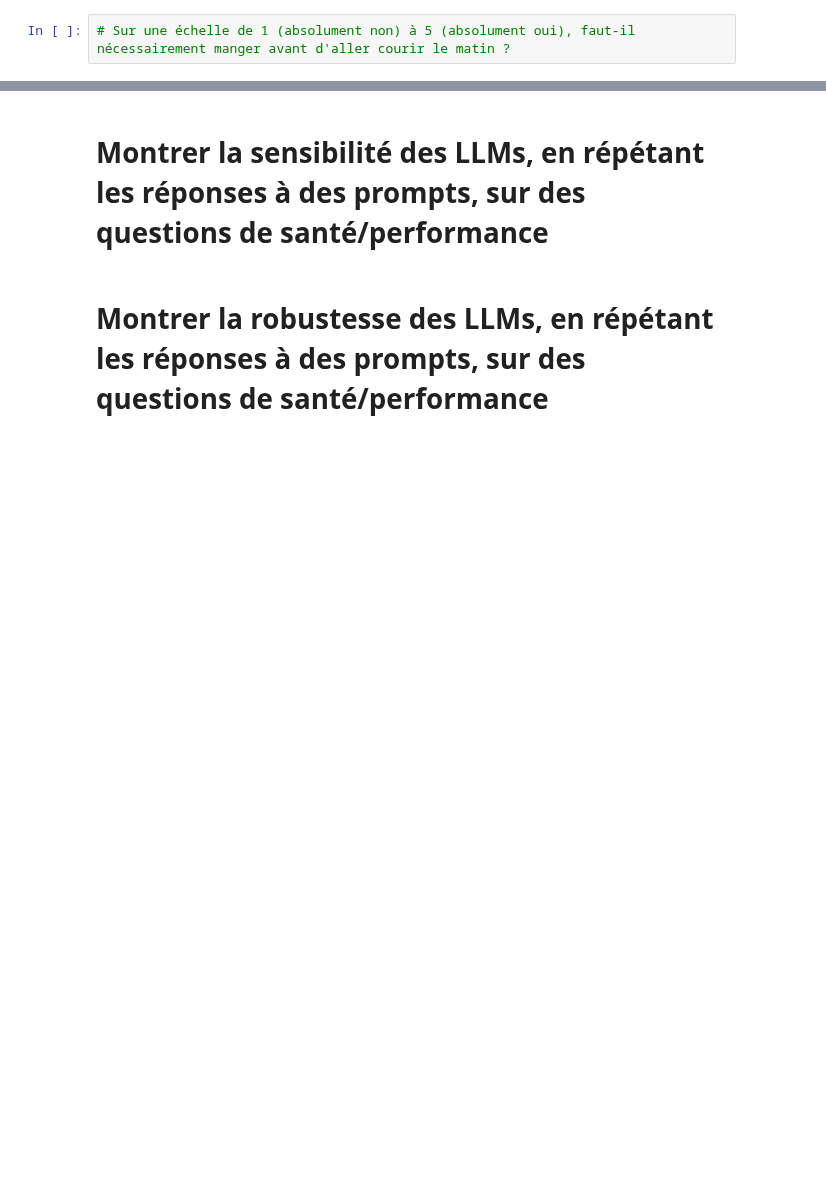
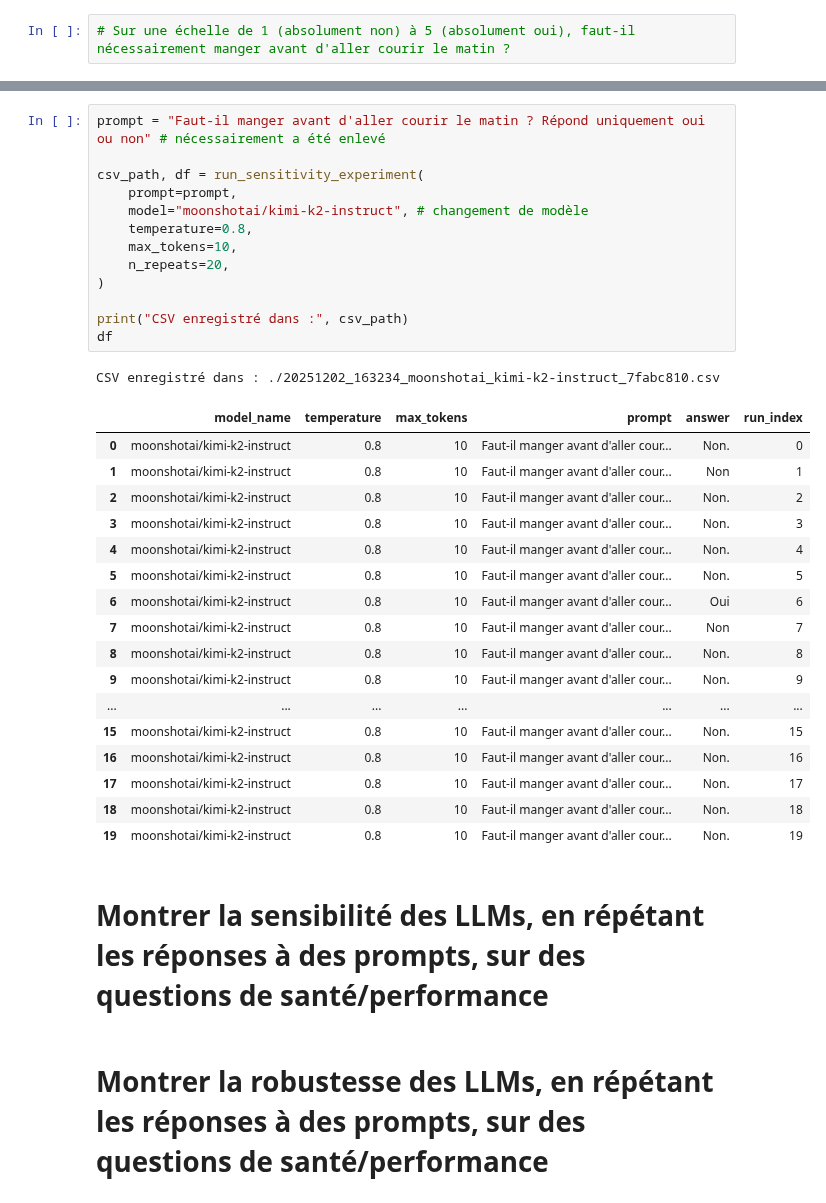
Before and after one commit to acherm/SEAI4Sport, a Jupyter notebook: LLM_repeat.ipynb, the cells around one changed output, grey strips where cells are left out. Saved outputs shown, nothing was run; the diff lists cells and outputs as text; blank space fills up the shorter version.

```diff
--- a/LLM_repeat.ipynb
+++ b/LLM_repeat.ipynb
@@ -211,3 +237,35 @@ CSV enregistré dans : ./20251202_091704_llama-3_1-8b-instant_821213e4.csv
+# %%
+prompt = "Faut-il manger avant d'aller courir le matin ? Répond uniquement oui ou non" # nécessairement a été enlevé
+
+csv_path, df = run_sensitivity_experiment(
+    prompt=prompt,
+    model="moonshotai/kimi-k2-instruct", # changement de modèle
+    temperature=0.8,
+    max_tokens=10,
+    n_repeats=20,
+)
+
+print("CSV enregistré dans :", csv_path)
+df
+# %% [output]
+CSV enregistré dans : ./20251202_163234_moonshotai_kimi-k2-instruct_7fabc810.csv
+|  | model_name | temperature | max_tokens | prompt | answer | run_index |
+| 0 | moonshotai/kimi-k2-instruct | 0.8 | 10 | Faut-il manger avant d'aller cour... | Non. | 0 |
+| 1 | moonshotai/kimi-k2-instruct | 0.8 | 10 | Faut-il manger avant d'aller cour... | Non | 1 |
+| 2 | moonshotai/kimi-k2-instruct | 0.8 | 10 | Faut-il manger avant d'aller cour... | Non. | 2 |
+| 3 | moonshotai/kimi-k2-instruct | 0.8 | 10 | Faut-il manger avant d'aller cour... | Non. | 3 |
+| 4 | moonshotai/kimi-k2-instruct | 0.8 | 10 | Faut-il manger avant d'aller cour... | Non. | 4 |
+| 5 | moonshotai/kimi-k2-instruct | 0.8 | 10 | Faut-il manger avant d'aller cour... | Non. | 5 |
+| 6 | moonshotai/kimi-k2-instruct | 0.8 | 10 | Faut-il manger avant d'aller cour... | Oui | 6 |
+| 7 | moonshotai/kimi-k2-instruct | 0.8 | 10 | Faut-il manger avant d'aller cour... | Non | 7 |
+| 8 | moonshotai/kimi-k2-instruct | 0.8 | 10 | Faut-il manger avant d'aller cour... | Non. | 8 |
+| 9 | moonshotai/kimi-k2-instruct | 0.8 | 10 | Faut-il manger avant d'aller cour... | Non. | 9 |
+| ... | ... | ... | ... | ... | ... | ... |
+| 15 | moonshotai/kimi-k2-instruct | 0.8 | 10 | Faut-il manger avant d'aller cour... | Non. | 15 |
+| 16 | moonshotai/kimi-k2-instruct | 0.8 | 10 | Faut-il manger avant d'aller cour... | Non. | 16 |
+| 17 | moonshotai/kimi-k2-instruct | 0.8 | 10 | Faut-il manger avant d'aller cour... | Non. | 17 |
+| 18 | moonshotai/kimi-k2-instruct | 0.8 | 10 | Faut-il manger avant d'aller cour... | Non. | 18 |
+| 19 | moonshotai/kimi-k2-instruct | 0.8 | 10 | Faut-il manger avant d'aller cour... | Non. | 19 |
 # %% [markdown]
 # Montrer la sensibilité des LLMs, en répétant les réponses à des prompts, sur des questions de santé/performance
 # %% [markdown]
```
Also changed, not shown: parts of 6 cells of this notebook, 6 other files.
